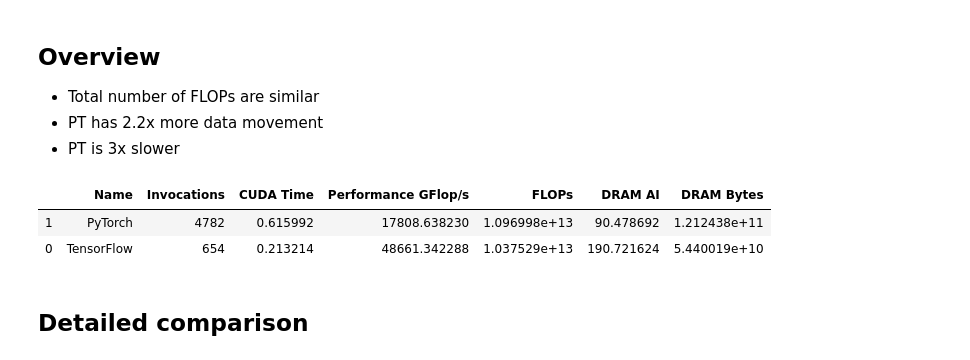
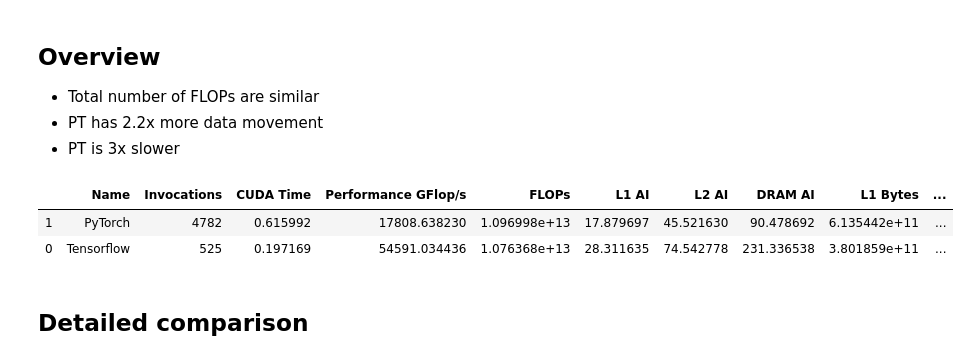
Before and after one commit to PointKernel/climate-seg-benchmark, a Jupyter notebook: analysis/analysis.ipynb, the cells around one changed output. Drawn from its saved outputs; the diff is of its cells as text; code cells hidden in the pictures.

```diff
--- a/analysis/analysis.ipynb
+++ b/analysis/analysis.ipynb
@@ -22,7 +22,7 @@ ptdir   = "/global/homes/y/yswang/mlperf-deepcam/analysis"
 # %% [markdown]
 # Load Data
 # %%
-selectkeys = ['Name', 'Invocations', 'CUDA Time', 'Performance GFlop/s', 'FLOPs', 'DRAM AI', 'DRAM Bytes']
+selectkeys = ['Name', 'Invocations', 'CUDA Time', 'Performance GFlop/s', 'FLOPs', 'L1 AI', 'L2 AI', 'DRAM AI', 'L1 Bytes', 'L2 Bytes', 'DRAM Bytes']
 
 tfcombineddf = pd.read_csv(os.path.join(datadir,"combined_profile.csv"))
 ptcombineddf = pd.read_csv(os.path.join(ptdir,"combined.csv"))
@@ -36,18 +36,19 @@ ptprofiledf  = pd.read_csv(os.path.join(ptdir,"profile.csv"))
 * PT has 2.2x more data movement
 * PT is 3x slower
 # %%
+tfcombineddf['Name'] = 'Tensorflow'
 tfdf = tfcombineddf[selectkeys]
 
 ptcombineddf['Name'] = 'PyTorch'
 ptdf = ptcombineddf.loc[ptcombineddf['Pass'].str.contains("forward"), selectkeys].copy()
 
 combineddf = ptdf.append(tfdf)
 
 display(combineddf)
 # %% [output]
-|  | Name | Invocations | CUDA Time | Performance GFlop/s | FLOPs | DRAM AI | DRAM Bytes |
-| 1 | PyTorch | 4782 | 0.615992 | 17808.638230 | 1.096998e+13 | 90.478692 | 1.212438e+11 |
-| 0 | TensorFlow | 654 | 0.213214 | 48661.342288 | 1.037529e+13 | 190.721624 | 5.440019e+10 |
+|  | Name | Invocations | CUDA Time | Performance GFlop/s | FLOPs | L1 AI | L2 AI | DRAM AI | L1 Bytes | ... |
+| 1 | PyTorch | 4782 | 0.615992 | 17808.638230 | 1.096998e+13 | 17.879697 | 45.521630 | 90.478692 | 6.135442e+11 | ... |
+| 0 | Tensorflow | 525 | 0.197169 | 54591.034436 | 1.076368e+13 | 28.311635 | 74.542778 | 231.336538 | 3.801859e+11 | ... |
 # %% [markdown]
 ## Detailed comparison
 # %%
```
Also changed, not shown: parts of 3 cells of this notebook, 4 other files.
